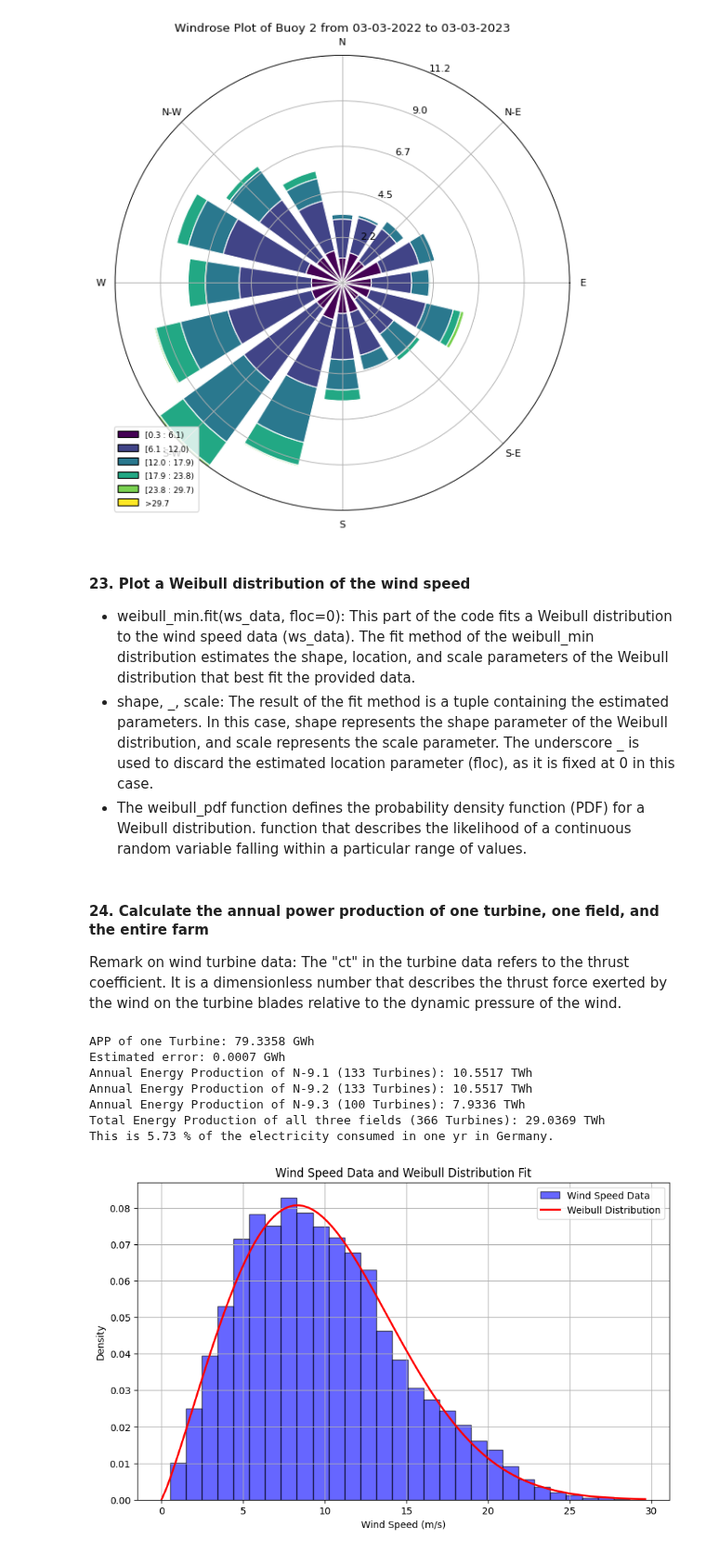
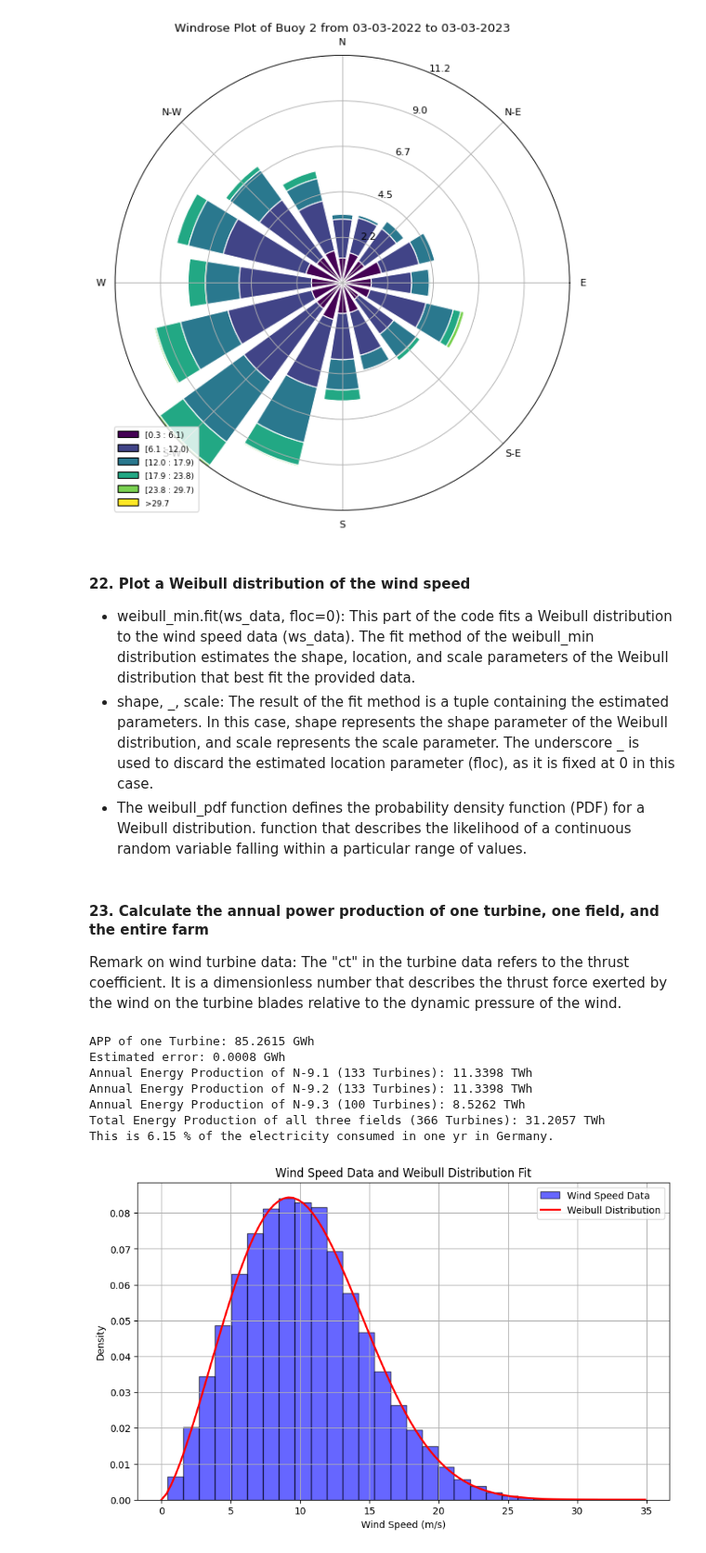
Before and after one commit to boujuan/StudentProject-Yield-Predictions-Offshore, a Jupyter notebook: 05_Long_Term_Wind_Climate.ipynb, the cells around one changed output. Shown at 93% size. Saved outputs shown, nothing was run; the diff lists cells and outputs as text; code cells hidden in the pictures.

Commit message:
Full long time analysis done!

```diff
--- a/05_Long_Term_Wind_Climate.ipynb
+++ b/05_Long_Term_Wind_Climate.ipynb
@@ -214,13 +150,13 @@ plot_wind_rose(df_B6['wd2_150m'], df_B6['ws2_150m'], 'Windrose Plot of Buoy 2 fr
 [figure]
 [figure]
 # %% [markdown]
-#### 23. Plot a Weibull distribution of the wind speed
+#### 22. Plot a Weibull distribution of the wind speed
 
 - weibull_min.fit(ws_data, floc=0): This part of the code fits a Weibull distribution to the wind speed data (ws_data). The fit method of the weibull_min distribution estimates the shape, location, and scale parameters of the Weibull distribution that best fit the provided data.
 - shape, _, scale: The result of the fit method is a tuple containing the estimated parameters. In this case, shape represents the shape parameter of the Weibull distribution, and scale represents the scale parameter. The underscore _ is used to discard the estimated location parameter (floc), as it is fixed at 0 in this case.
 - The weibull_pdf function defines the probability density function (PDF) for a Weibull distribution. function that describes the likelihood of a continuous random variable falling within a particular range of values.
 # %% [markdown]
-#### 24. Calculate the annual power production of one turbine, one field, and the entire farm
+#### 23. Calculate the annual power production of one turbine, one field, and the entire farm
 
 Remark on wind turbine data: The "ct" in the turbine data refers to the thrust coefficient. It is a dimensionless number that describes the thrust force exerted by the wind on the turbine blades relative to the dynamic pressure of the wind.
 # %%
@@ -231,7 +167,7 @@ D = 240  # rotor diameter [m]
 A = np.pi * (D / 2)**2  # swept area [m^2]
 
 # Load data
-windspeed_data = df_B6['ws6_150m']
+windspeed_data = df_B6['long-term_WS150']
 power_curve_data = pd.read_csv(turbine_power_curve_path)
 
 def cut_in_windspeed(power_curve_data):
@@ -264,39 +200,39 @@ cut_in_ws = cut_in_windspeed(power_curve_data)
 cut_out_ws = cut_out_windspeed(power_curve_data)
 power_curve_func = power_curve_interpolated(power_curve_data)
 shape, scale = calculate_weibull_fit(windspeed_data)
 
 # Calculate APP (Annual Power Production)
 APP, error = calculate_APP(shape, scale, power_curve_func, cut_in_ws, cut_out_ws)
 print(f"APP of one Turbine: {APP / 1e6:.4f} GWh")  # Convert to MWh for readability
 print(f"Estimated error: {error / 1e6:.4f} GWh")
 
 
 print(f"Annual Energy Production of N-9.1 (133 Turbines): {((APP/1e9) * turbines_N9_1):.4f} TWh")
 print(f"Annual Energy Production of N-9.2 (133 Turbines): {((APP/1e9) * turbines_N9_2):.4f} TWh")
 print(f"Annual Energy Production of N-9.3 (100 Turbines): {((APP/1e9) * turbines_N9_3):.4f} TWh")
 print(f"Total Energy Production of all three fields (366 Turbines): {((APP/1e9) *366):.4f} TWh ")
 print(f"This is {((((APP/1e9) *366)/507)*100):.2f} % of the electricity consumed in one yr in Germany.")
 
 # Plotting the Weibull distribution and wind speed data
 plt.figure(figsize=(10, 6))
 ws_range = np.linspace(0, max(windspeed_data), 100)
 weibull_pdf_values = weibull_pdf(ws_range, shape, scale)
 
 plt.hist(windspeed_data, bins=30, density=True, alpha=0.6, color='blue', edgecolor='black', label='Wind Speed Data')
 plt.plot(ws_range, weibull_pdf_values, 'r-', lw=2, label='Weibull Distribution')
 plt.xlabel('Wind Speed (m/s)')
 plt.ylabel('Density')
 plt.title('Wind Speed Data and Weibull Distribution Fit')
 plt.legend()
 plt.grid(True)
 plt.show()
 # %% [output]
-APP of one Turbine: 79.3358 GWh
-Estimated error: 0.0007 GWh
-Annual Energy Production of N-9.1 (133 Turbines): 10.5517 TWh
-Annual Energy Production of N-9.2 (133 Turbines): 10.5517 TWh
-Annual Energy Production of N-9.3 (100 Turbines): 7.9336 TWh
-Total Energy Production of all three fields (366 Turbines): 29.0369 TWh
-This is 5.73 % of the electricity consumed in one yr in Germany.
+APP of one Turbine: 85.2615 GWh
+Estimated error: 0.0008 GWh
+Annual Energy Production of N-9.1 (133 Turbines): 11.3398 TWh
+Annual Energy Production of N-9.2 (133 Turbines): 11.3398 TWh
+Annual Energy Production of N-9.3 (100 Turbines): 8.5262 TWh
+Total Energy Production of all three fields (366 Turbines): 31.2057 TWh
+This is 6.15 % of the electricity consumed in one yr in Germany.
-[figure, old version]
+[figure, new version]
 # %% [markdown]
```
Also changed, not shown: parts of 6 cells of this notebook.
